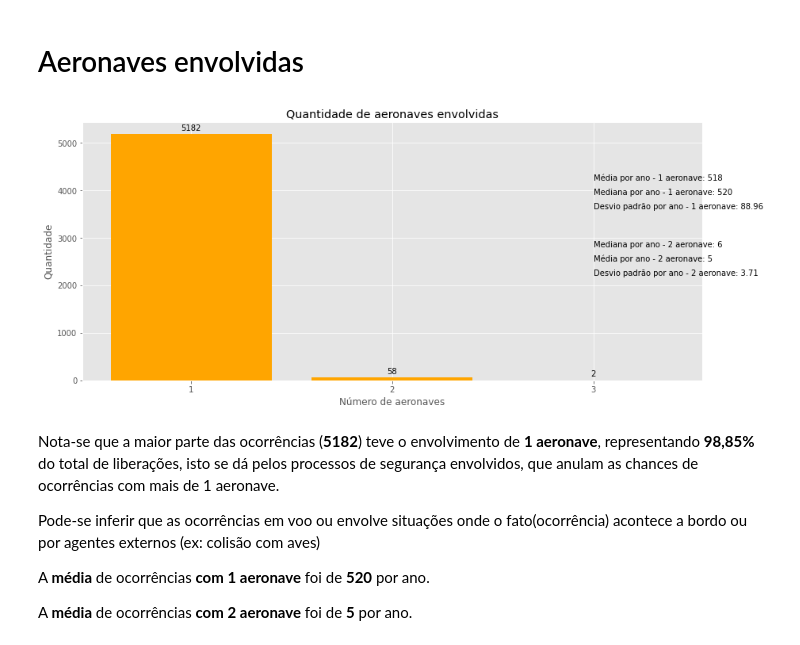
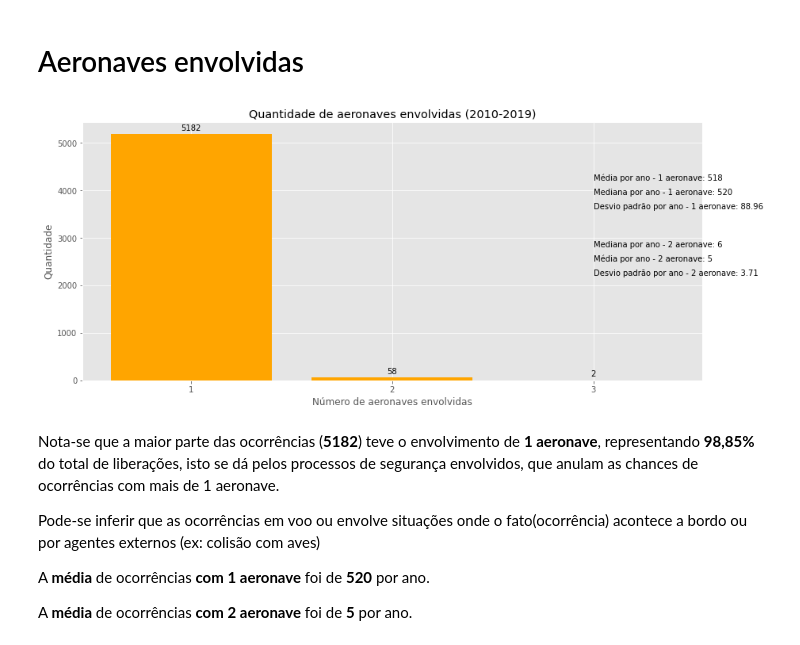
Before and after one commit to rochawennis/Projeto_Integrador_2021, a Jupyter notebook: Acidentes_Aereos_Ocorridos_no_Brasil_de_2010_a_2019.ipynb, the cells around one changed output. Drawn from its saved outputs; the diff is of its cells as text; code cells hidden in the pictures.

```diff
--- a/Acidentes_Aereos_Ocorridos_no_Brasil_de_2010_a_2019.ipynb
+++ b/Acidentes_Aereos_Ocorridos_no_Brasil_de_2010_a_2019.ipynb
@@ -57,7 +57,6 @@ def numero_em_cima(rects, ax):
 # %%
 #importação dos dados
 dados = pd.read_csv('/content/ocorrencias_cenipa.csv')
-dados.dataframeName = 'Accidents'
 # %% [markdown]
 # Dados por região
 # %%
@@ -943,30 +946,30 @@ contador_aeronaves_envolvidas = sorted(list(aeronaves_envolvidas.values()), reve
 # %%
 plt.style.use("ggplot")
 fig,ax = plt.subplots(figsize=(14, 6))
 
 x=fase_aeronaves_envolvidas
 y=contador_aeronaves_envolvidas
 
 rects1=ax.bar(x, y,color='orange')
 ax.set_xticks(x)
 plt.ylabel("Quantidade")
-plt.xlabel("Número de aeronaves")
-plt.title('Quantidade de aeronaves envolvidas')
+plt.xlabel("Número de aeronaves envolvidas")
+plt.title('Quantidade de aeronaves envolvidas (2010-2019)')
 plt.text(3, 4209.9, 'Média por ano - 1 aeronave: %d'%(np.mean(np.array(qtd_aeronave_uma_ano['aeronave']))))
 plt.text(3, 3909.9, 'Mediana por ano - 1 aeronave: %d'%(np.median(np.array(qtd_aeronave_uma_ano['aeronave']))))
 plt.text(3, 3609.7, 'Desvio padrão por ano - 1 aeronave: %.2f'%(static.stdev(qtd_aeronave_uma_ano['aeronave'])))
 
 plt.text(3, 2809.9, 'Mediana por ano - 2 aeronave: %d'%(np.median(np.array(qtd_aeronave_duas_ano['aeronave']))))
 plt.text(3, 2509.9, 'Média por ano - 2 aeronave: %d'%(np.mean(np.array(qtd_aeronave_duas_ano['aeronave']))))
 plt.text(3, 2209.7, 'Desvio padrão por ano - 2 aeronave: %.2f'%(static.stdev(qtd_aeronave_duas_ano['aeronave'])))
 
 
 numero_em_cima(rects1, ax)
 
 
 plt.show()
 # %% [output]
-[figure, old version]
+[figure, new version]
 # %% [markdown]
 Nota-se que a maior parte das ocorrências (**5182**) teve o envolvimento de **1 aeronave**, representando **98,85%** do total de liberações, isto se dá pelos processos de segurança envolvidos, que anulam as chances de ocorrências com mais de 1 aeronave.
 
```
Also changed, not shown: parts of 30 cells of this notebook.
